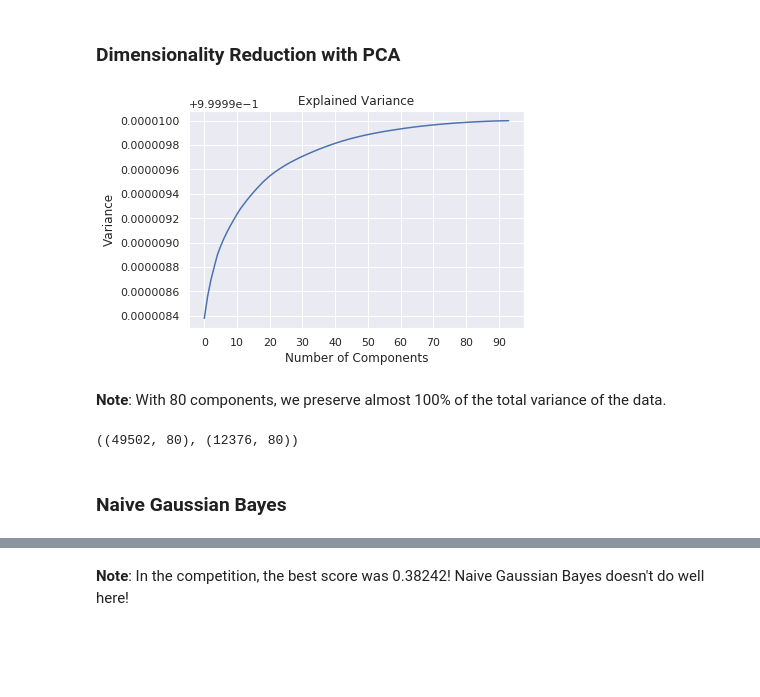
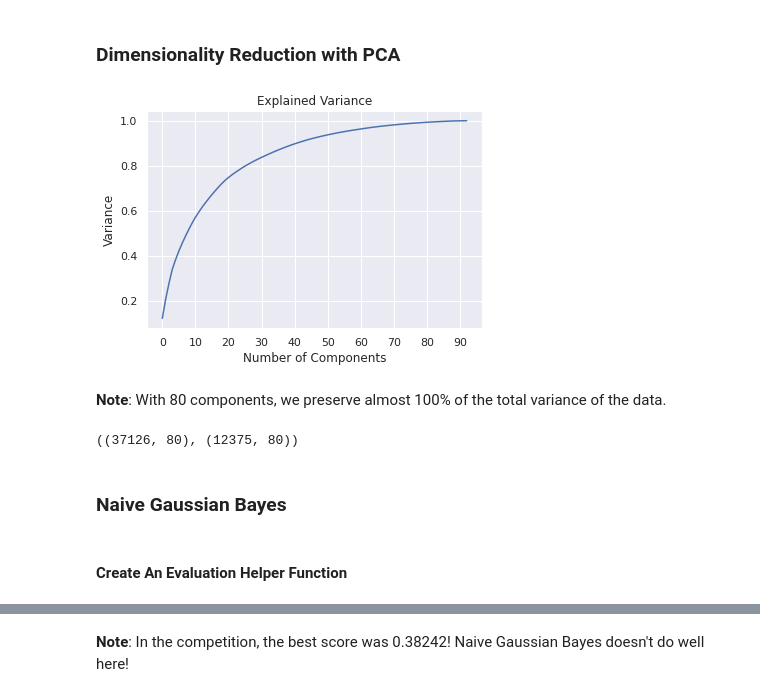
Before and after one commit to sophiabrandt/ZTM-Complete-Machine-Learning-Data-Science, a Jupyter notebook: notebooks/otto/kaggle-otto.ipynb, the cells around one changed output, grey strips where cells are left out. Saved outputs shown, nothing was run; the diff lists cells and outputs as text; code cells hidden in the pictures; blank space fills up the shorter version.

```diff
--- a/notebooks/otto/kaggle-otto.ipynb
+++ b/notebooks/otto/kaggle-otto.ipynb
@@ -68,8 +79,16 @@ Enter your authorization code:
 ··········
 Mounted at /content/drive
 # %%
-df = pd.read_csv('/content/drive/My Drive/Colab Notebooks/data/otto/train.csv')
-df_valid = pd.read_csv('/content/drive/My Drive/Colab Notebooks/data/otto/test.csv')
+# Load training data as df
+# Load the submission dataset as df_submission (in the competition it's called the test set)
+
+if os.getenv('COLAB'):
+  df = pd.read_csv('/content/drive/My Drive/Colab Notebooks/data/otto/train.csv')
+  df_submission = pd.read_csv('/content/drive/My Drive/Colab Notebooks/data/otto/test.csv')
+else:
+  df = pd.read_csv('../../data/otto/train.csv')
+  df_submission = pd.read_csv('../../data/otto/test.csv')
+
 df.info()
 # %% [output]
 <class 'pandas.core.frame.DataFrame'>
@@ -194,0 +220,26 @@ X_train, X_test, y_train, y_test = train_test_split(X, y, test_size=0.2)
+# %%
+# Helper function for splitting data
+
+def train_validate_test_split(df, train_percent=.6, validate_percent=.2, seed=None):
+    np.random.seed(seed)
+    perm = np.random.permutation(df.index)
+    m = len(df.index)
+    train_end = int(train_percent * m)
+    validate_end = int(validate_percent * m) + train_end
+    train = df.iloc[perm[:train_end]]
+    validate = df.iloc[perm[train_end:validate_end]]
+    test = df.iloc[perm[validate_end:]]
+    return train, validate, test
+# %%
+# Split data into sets
+np.random.seed(42)
+
+X = df.drop(['id', 'target'], axis=1)
+y = df.target
+
+train, validate, test = train_validate_test_split(df)
+
+X_train, y_train = train.drop(['id', 'target'], axis=1), train.target
+X_val, y_val = validate.drop(['id', 'target'], axis=1), validate.target
+X_test, y_test = test.drop(['id', 'target'], axis=1), test.target
+X_train.shape, X_val.shape, X_test.shape, y_train.shape, y_val.shape, y_test.shape
@@ -241,17 +293,17 @@ plt.colorbar(label='Categories');
 ### Dimensionality Reduction with PCA
 # %%
 # Fitting the PCA algorithm with our Data
-pca = PCA().fit(X)
+pca = PCA().fit(X_train)
 
 # Plotting the Cumulative Summation of the Explained Variance
 plt.figure()
 plt.plot(np.cumsum(pca.explained_variance_ratio_))
 plt.xticks(np.arange(0, 100, step=10))
 plt.xlabel('Number of Components')
 plt.ylabel('Variance')
 plt.title('Explained Variance');
 # %% [output]
-[figure, old version]
+[figure, new version]
 # %% [markdown]
 **Note**: With 80 components, we preserve almost 100% of the total variance of the data.
 # %%
@@ -260,11 +312,11 @@ plt.title('Explained Variance');
 # Create PCA
 pca = PCA(n_components=80, whiten=True)
 X_train_pca = pca.fit_transform(X_train)
-X_test_pca = pca.fit_transform(X_test)
+X_val_pca = pca.fit_transform(X_val)
 
-X_train_pca.shape, X_test_pca.shape
+X_train_pca.shape, X_val_pca.shape
 # %% [output]
-((49502, 80), (12376, 80))
+((37126, 80), (12375, 80))
 # %% [markdown]
 ### Naive Gaussian Bayes
 # %%
@@ -272,3 +325,5 @@ X_train_pca.shape, X_test_pca.shape
 naive_bayes_pca_clf = GaussianNB().fit(X_train_pca, y_train)
+# %% [markdown]
+#### Create An Evaluation Helper Function
 # %%
 # Create k-fold cross-validation
```
Also changed, not shown: parts of 69 cells of this notebook.
